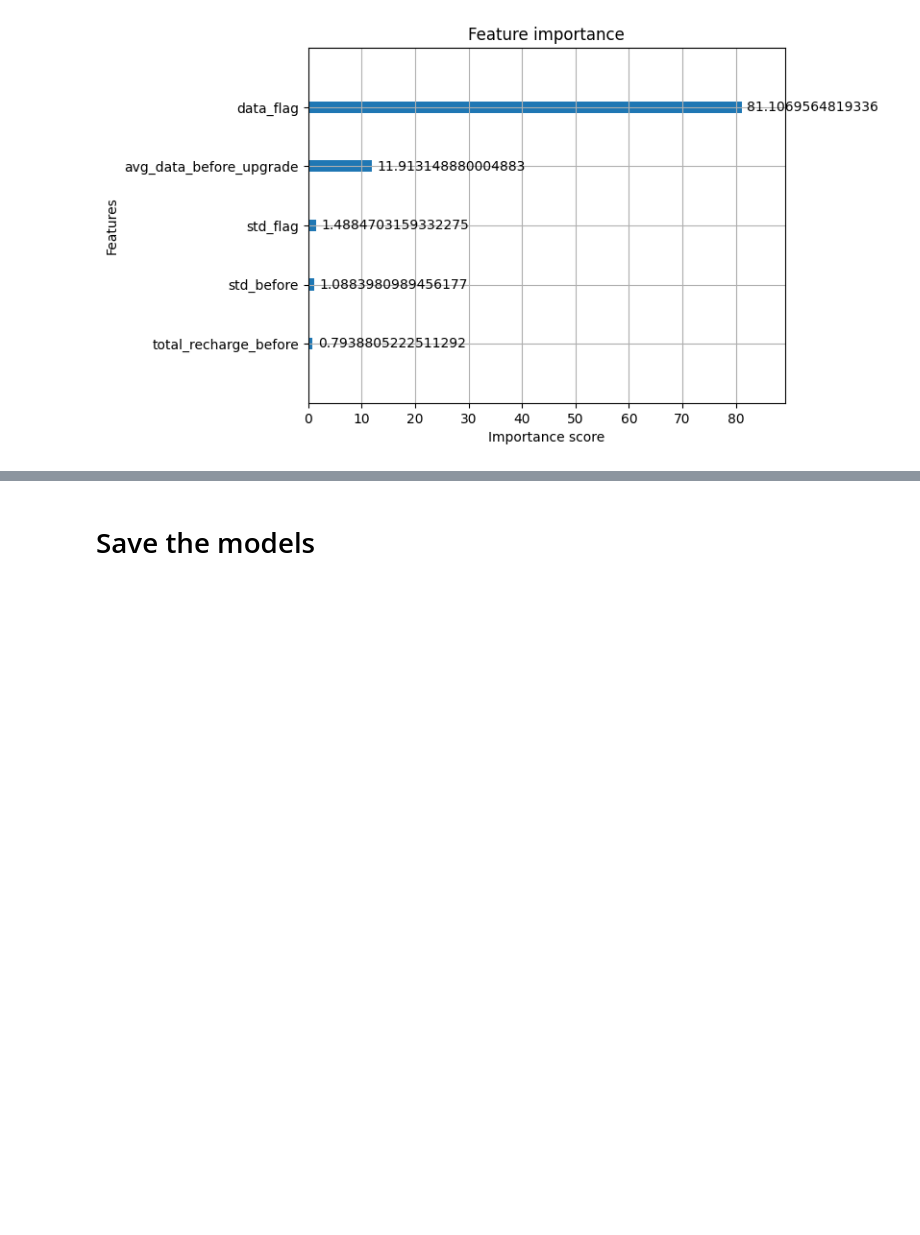
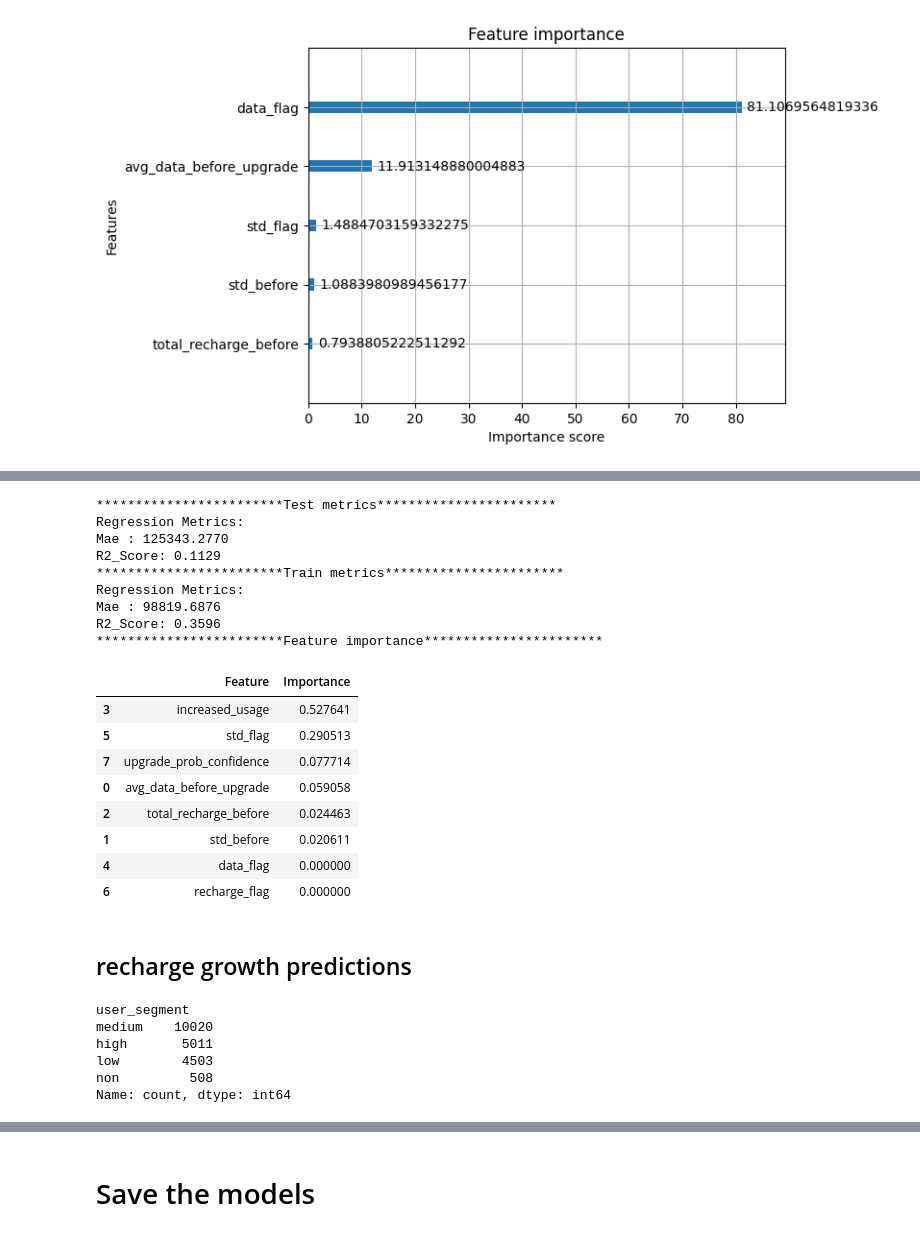
Before and after one commit to Badzoneyv4n/MTN_Data_Up-sell_Project, a Jupyter notebook: notebooks/3_modeling.ipynb, the cells around one changed output, grey strips where cells are left out. Cells and saved outputs as stored; diff of their text form; code cells hidden in the pictures; blank space fills up the shorter version.

```diff
--- a/notebooks/3_modeling.ipynb
+++ b/notebooks/3_modeling.ipynb
@@ -221,0 +280,63 @@ df_old.to_csv('../data/cleaned/users_segmented_xgb_score.csv', index=False)
+# %%
+XX = df.drop(columns=['user'])
+yy = df_init['avg_data_after_upgrade']
+
+XX_train, XX_test, yy_train, yy_test = train_test_split(XX, yy, test_size=0.2, random_state=42 ,shuffle=True)
+
+avg_data_estimator = XGBRegressor(
+    n_estimators=500,
+    max_depth=4,
+    learning_rate=0.3,
+    random_state=42,
+    tree_method='hist',
+    enable_categorical=True,
+)
+
+avg_data_estimator.fit(XX_train, yy_train)
+
+yy_pred = avg_data_estimator.predict(XX_test)
+
+yy_train_pred = avg_data_estimator.predict(XX_train)
+# %%
+print('************************Test metrics***********************')
+display_metrics(y_true=yy_test, y_pred=yy_pred, mode='regr')
+
+print('************************Train metrics***********************')
+display_metrics(y_true=yy_train, y_pred=yy_train_pred, mode='regr')
+
+print('************************Feature importance***********************')
+importances_xx = avg_data_estimator.feature_importances_
+feature_names_xx = XX.columns
+feature_importance_df_xx = pd.DataFrame({'Feature': feature_names_xx, 'Importance': importances_xx})
+feature_importance_df_xx = feature_importance_df_xx.sort_values(by='Importance', ascending=False)
+feature_importance_df_xx
+# %% [output]
+************************Test metrics***********************
+Regression Metrics:
+Mae : 125343.2770
+R2_Score: 0.1129
+************************Train metrics***********************
+Regression Metrics:
+Mae : 98819.6876
+R2_Score: 0.3596
+************************Feature importance***********************
+|  | Feature | Importance |
+| 3 | increased_usage | 0.527641 |
+| 5 | std_flag | 0.290513 |
+| 7 | upgrade_prob_confidence | 0.077714 |
+| 0 | avg_data_before_upgrade | 0.059058 |
+| 2 | total_recharge_before | 0.024463 |
+| 1 | std_before | 0.020611 |
+| 4 | data_flag | 0.000000 |
+| 6 | recharge_flag | 0.000000 |
+# %% [markdown]
+## recharge growth predictions
+# %%
+df_init['user_segment'].value_counts()
+# %% [output]
+user_segment
+medium    10020
+high       5011
+low        4503
+non         508
+Name: count, dtype: int64
```
Also changed, not shown: parts of 19 cells of this notebook, 10 other files.
